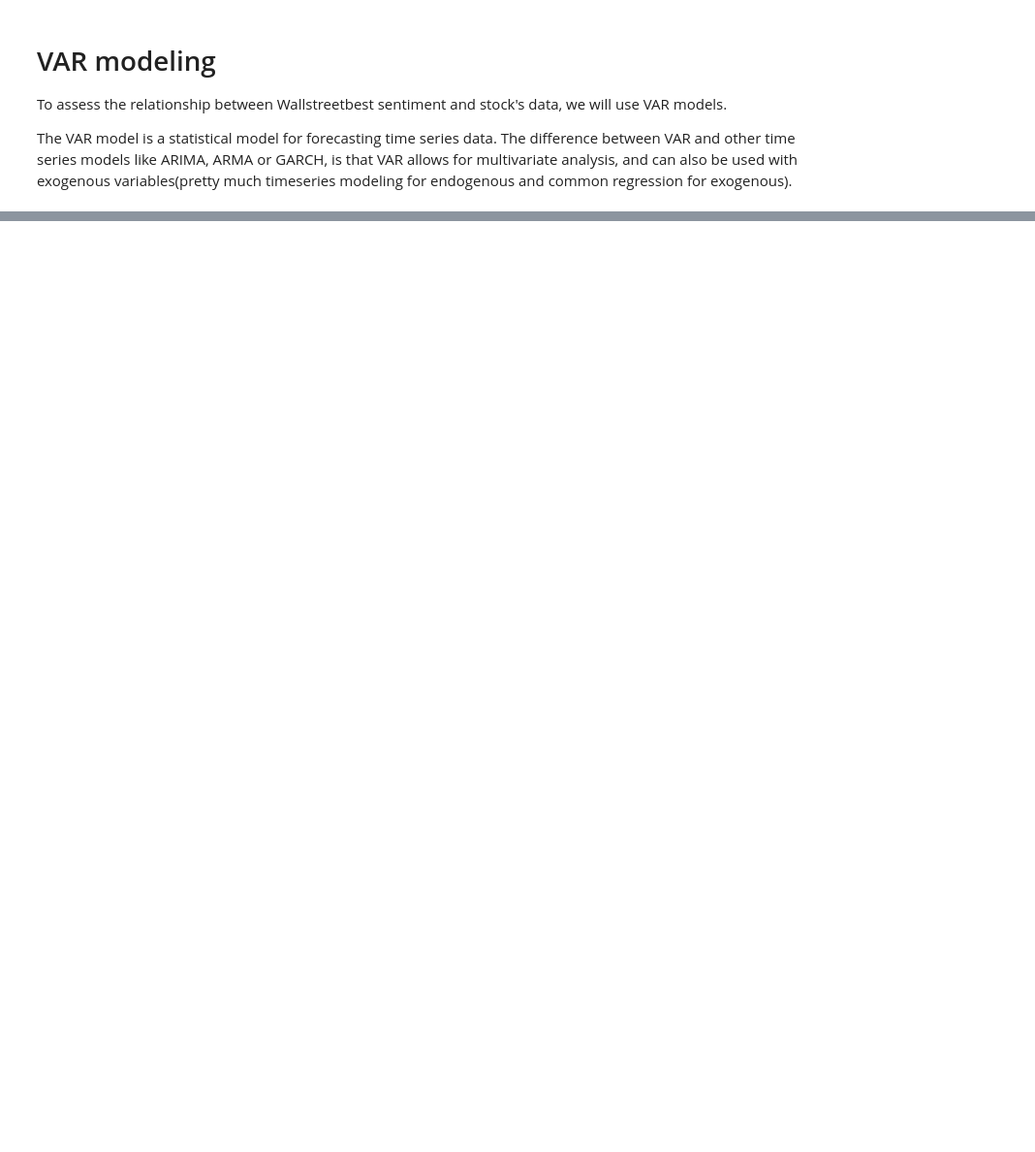
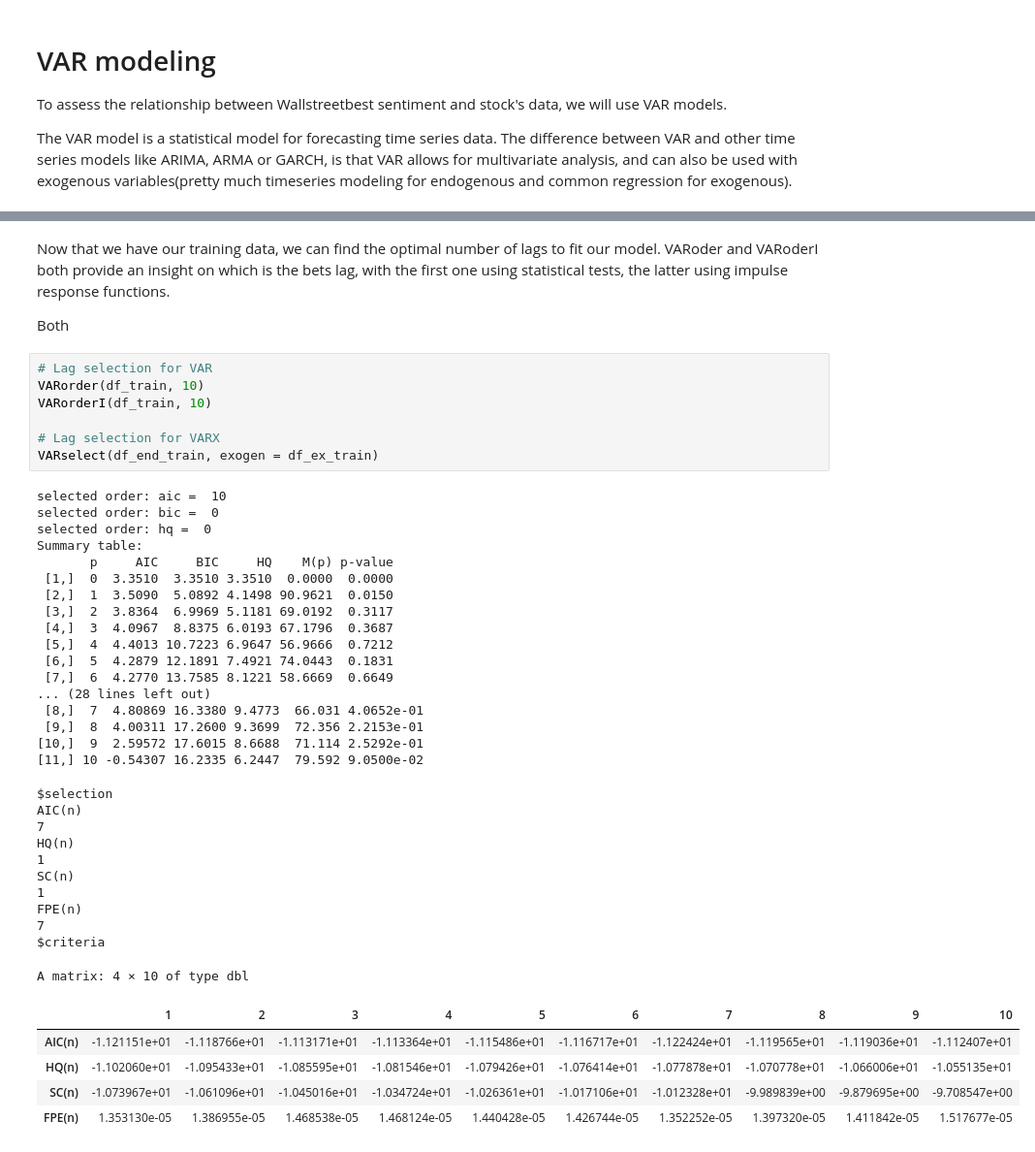
Before and after one commit to Fabio-Rossi-Hub/MemeStock-Returns-Sentiment-Forecasting, a Jupyter notebook: notebooks/VAR_modelling.ipynb, the cells around one changed output, grey strips where cells are left out. Shown: that part at 97% size. Saved outputs shown, nothing was run; the diff lists cells and outputs as text; blank space fills up the shorter version.

Commit message:
VAR modeling

```diff
--- a/notebooks/VAR_modelling.ipynb
+++ b/notebooks/VAR_modelling.ipynb
@@ -69,0 +110,45 @@ ERROR: Error in recipe(~., data = r50) %>% step_center(all_numeric()) %>% step_s
+# %% [markdown]
+Now that we have our training data, we can find the optimal number of lags to fit our model. VARoder and VARoderI both provide an insight on which is the bets lag, with the first one using statistical tests, the latter using impulse response functions.
+
+Both
+# %%
+# Lag selection for VAR
+VARorder(df_train, 10)
+VARorderI(df_train, 10)
+
+# Lag selection for VARX
+VARselect(df_end_train, exogen = df_ex_train)
+# %% [output]
+selected order: aic =  10
+selected order: bic =  0
+selected order: hq =  0
+Summary table:
+       p     AIC     BIC     HQ    M(p) p-value
+ [1,]  0  3.3510  3.3510 3.3510  0.0000  0.0000
+ [2,]  1  3.5090  5.0892 4.1498 90.9621  0.0150
+ [3,]  2  3.8364  6.9969 5.1181 69.0192  0.3117
+ [4,]  3  4.0967  8.8375 6.0193 67.1796  0.3687
+ [5,]  4  4.4013 10.7223 6.9647 56.9666  0.7212
+ [6,]  5  4.2879 12.1891 7.4921 74.0443  0.1831
+ [7,]  6  4.2770 13.7585 8.1221 58.6669  0.6649
+... (28 lines left out)
+ [8,]  7  4.80869 16.3380 9.4773  66.031 4.0652e-01
+ [9,]  8  4.00311 17.2600 9.3699  72.356 2.2153e-01
+[10,]  9  2.59572 17.6015 8.6688  71.114 2.5292e-01
+[11,] 10 -0.54307 16.2335 6.2447  79.592 9.0500e-02
+$selection
+AIC(n)
+7
+HQ(n)
+1
+SC(n)
+1
+FPE(n)
+7
+$criteria
+A matrix: 4 × 10 of type dbl
+|  | 1 | 2 | 3 | 4 | 5 | 6 | 7 | 8 | 9 | 10 |
+| AIC(n) | -1.121151e+01 | -1.118766e+01 | -1.113171e+01 | -1.113364e+01 | -1.115486e+01 | -1.116717e+01 | -1.122424e+01 | -1.119565e+01 | -1.119036e+01 | -1.112407e+01 |
+| HQ(n) | -1.102060e+01 | -1.095433e+01 | -1.085595e+01 | -1.081546e+01 | -1.079426e+01 | -1.076414e+01 | -1.077878e+01 | -1.070778e+01 | -1.066006e+01 | -1.055135e+01 |
+| SC(n) | -1.073967e+01 | -1.061096e+01 | -1.045016e+01 | -1.034724e+01 | -1.026361e+01 | -1.017106e+01 | -1.012328e+01 | -9.989839e+00 | -9.879695e+00 | -9.708547e+00 |
+| FPE(n) | 1.353130e-05 | 1.386955e-05 | 1.468538e-05 | 1.468124e-05 | 1.440428e-05 | 1.426744e-05 | 1.352252e-05 | 1.397320e-05 | 1.411842e-05 | 1.517677e-05 |
```
Also changed, not shown: parts of 10 cells of this notebook.
